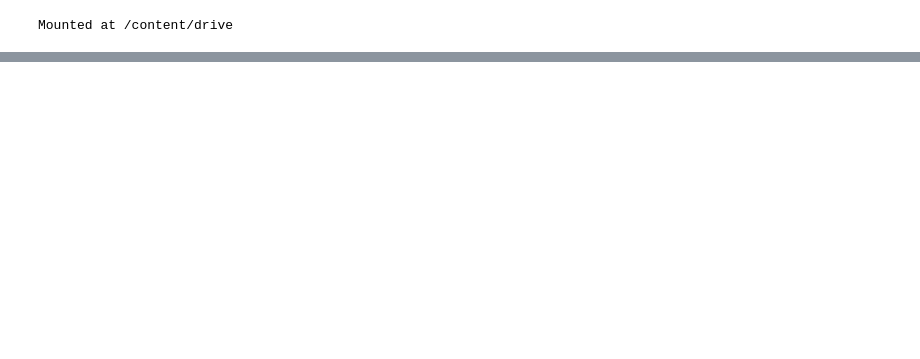
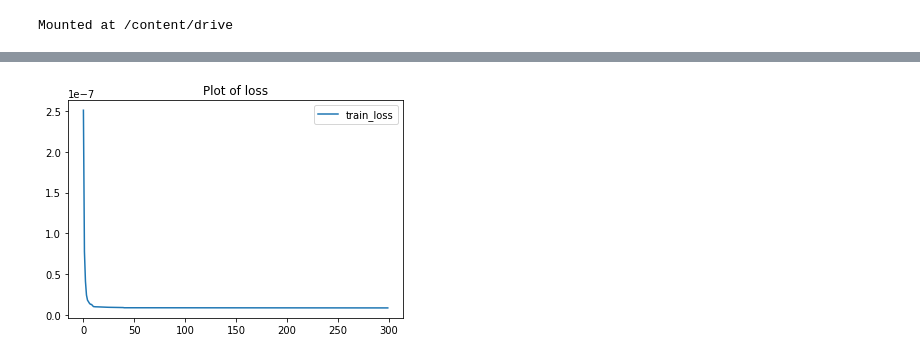
Before and after one commit to tclau/FYP, a Jupyter notebook: autoencoder_fyp.ipynb, the cells around one changed output, grey strips where cells are left out. Cells and saved outputs as stored; diff of their text form; code cells hidden in the pictures; blank space fills up the shorter version.

```diff
--- a/autoencoder_fyp.ipynb
+++ b/autoencoder_fyp.ipynb
@@ -127,28 +209,24 @@ test_loader = DataLoader(test_data_set,batch_size=BATCH_SIZE)
 # %%
 class AE(nn.Module):
-    def __init__(self, **kwargs):
+    def __init__(self, ma_size, n_point, **kwargs):
         super().__init__()
 
         self.encoder = nn.Sequential(
-            nn.Conv1d(100,30,3,padding=1),
+            nn.Conv1d(ma_size, 30, 3, padding=1),
             nn.LeakyReLU(True),
             nn.Flatten(),
-            # nn.Linear(720,360),
-            # nn.LeakyReLU(True),
-            nn.Linear(300,180),
+            nn.Linear(n_point*30, 180),
             nn.LeakyReLU(True),
-            nn.Linear(180,90),
+            nn.Linear(180, 90),
         )
 
         self.decoder = nn.Sequential(
             nn.Linear(90,180),
             nn.LeakyReLU(True),
-            nn.Linear(180,300),
-            # nn.LeakyReLU(True),
-            # nn.Linear(360,720),
+            nn.Linear(180,n_point*30),
             nn.LeakyReLU(True),
-            nn.Unflatten(dim=1,unflattened_size=(30,10)),
-            nn.ConvTranspose1d(30,100,3,padding=1)
+            nn.Unflatten(dim=1,unflattened_size=(30, n_point)),
+            nn.ConvTranspose1d(30, ma_size, 3, padding=1)
         )
 
     def forward(self,x,training=False):
@@ -157,12 +235,14 @@ class AE(nn.Module):
         x = self.decoder(x)
       return x
 # %%
-epochs = 50
+epochs = 300
 lr = 0.001
 use_cuda = 1
 device = torch.device("cuda" if (torch.cuda.is_available() & use_cuda) else "cpu")
-
-model = AE().to(device)
+n = train_data.shape[1]
+ma_size, n_point = train_data.shape[1], window_size
+print(f'device: {device}, ma_size: {ma_size}, n_point: {n_point}')
+model = AE(ma_size, n_point).to(device)
 optimizer = torch.optim.Adam(model.parameters(), lr=lr)
 loss_function = nn.MSELoss().to(device)
 scheduler = torch.optim.lr_scheduler.MultiStepLR(optimizer, milestones=[10,40], gamma=0.5)
@@ -195,3 +298,10 @@ RuntimeError: ignored
+# %%
+plt.plot(train_loss, label='train_loss')
+plt.title('Plot of loss')
+plt.legend()
+plt.show()
+# %% [output]
+[figure, added]
 # %%
 output.shape
 # %% [output]
```
Also changed, not shown: parts of 37 cells of this notebook.
